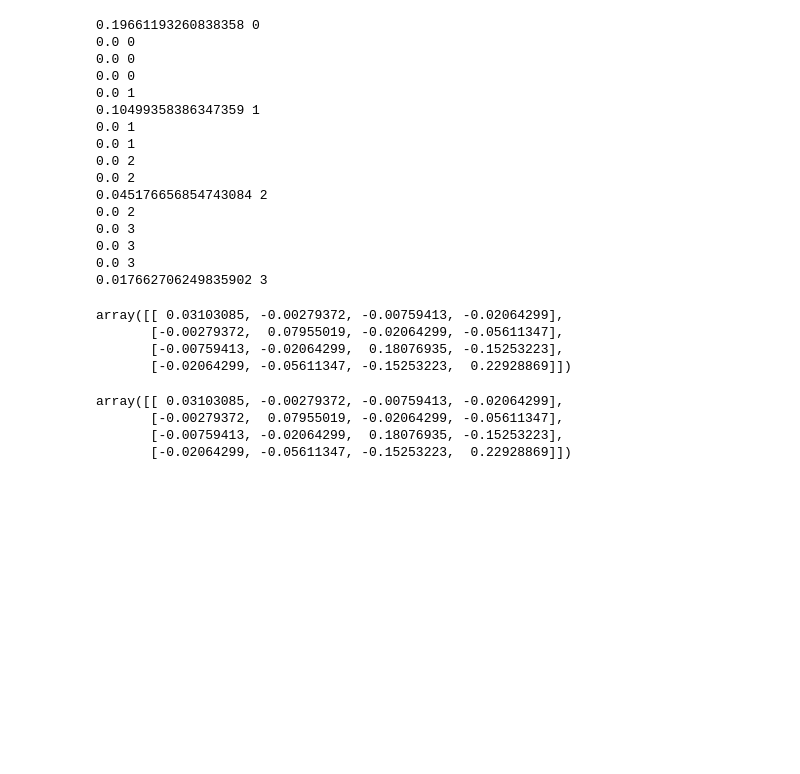
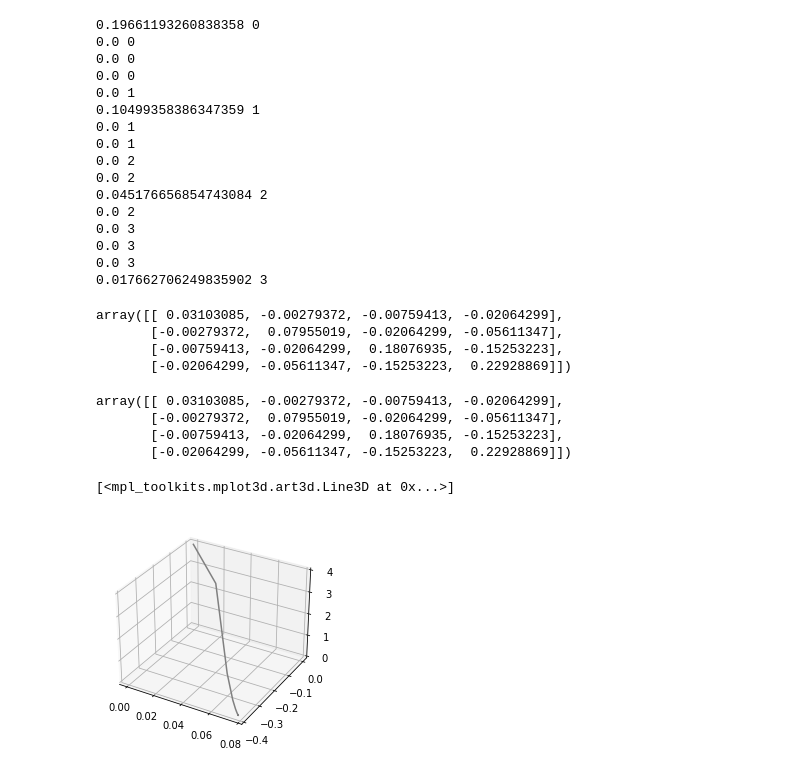
Before and after one commit to whood23/CS615, a Jupyter notebook: Assignment_3/Codes/A3_02_07_2022.ipynb, the cells around one changed output. Saved outputs shown, nothing was run; the diff lists cells and outputs as text; code cells hidden in the pictures; blank space fills up the shorter version.

```diff
--- a/Assignment_3/Codes/A3_02_07_2022.ipynb
+++ b/Assignment_3/Codes/A3_02_07_2022.ipynb
@@ -190,3 +192,42 @@ array([[ 0.03103085, -0.00279372, -0.00759413, -0.02064299],
        [-0.00279372,  0.07955019, -0.02064299, -0.05611347],
        [-0.00759413, -0.02064299,  0.18076935, -0.15253223],
        [-0.02064299, -0.05611347, -0.15253223,  0.22928869]])
+# %%
+J = lambda ww1,ww2,xx1,xx2: (xx1*ww1 - 5*xx2*ww2 - 2)**2
+DJDW1 = lambda ww1,ww2,xx1,xx2: 2 * xx1 * (xx1*ww1 - 5*xx2*ww2 - 2)
+DJDW2 = lambda ww1,ww2,xx1,xx2: -10 * xx2 * (xx1*ww1 - 5*xx2*ww2 - 2)
+# %%
+learning_rate = 0.01
+epochs = 100
+w1,w2 = 0,0
+x1,x2 = 1,1
+j = [J(w1,w2,x1,x2)]
+grad_w1, grad_w2 = [DJDW1(w1,w2,x1,x2)],[DJDW2(w1,w2,x1,x2)]
+# cal j
+# cal gradient
+# loop
+
+store_w1,store_w2 = [w1],[w2]
+i = 0
+while i <= epochs:
+    trash_j = J(w1,w2,x1,x2)
+    trash_grad_w1,trash_grad_w2 = DJDW1(w1,w2,x1,x2),DJDW2(w1,w2,x1,x2)
+    w1 = w1 - learning_rate * trash_grad_w1
+    w2 = w2 - learning_rate * trash_grad_w2
+
+    j.append(trash_j)
+    store_w1.append(w1)
+    store_w2.append(w2)
+
+    i+=1
+
+
+
+
+fig = plt.figure()
+ax = plt.axes(projection='3d')
+
+ax.plot3D(store_w1, store_w2, j, 'gray')
+# %% [output]
+[<mpl_toolkits.mplot3d.art3d.Line3D at 0x...>]
+[figure, added]
```
Also changed, not shown: parts of 5 cells of this notebook, 1 other file.
